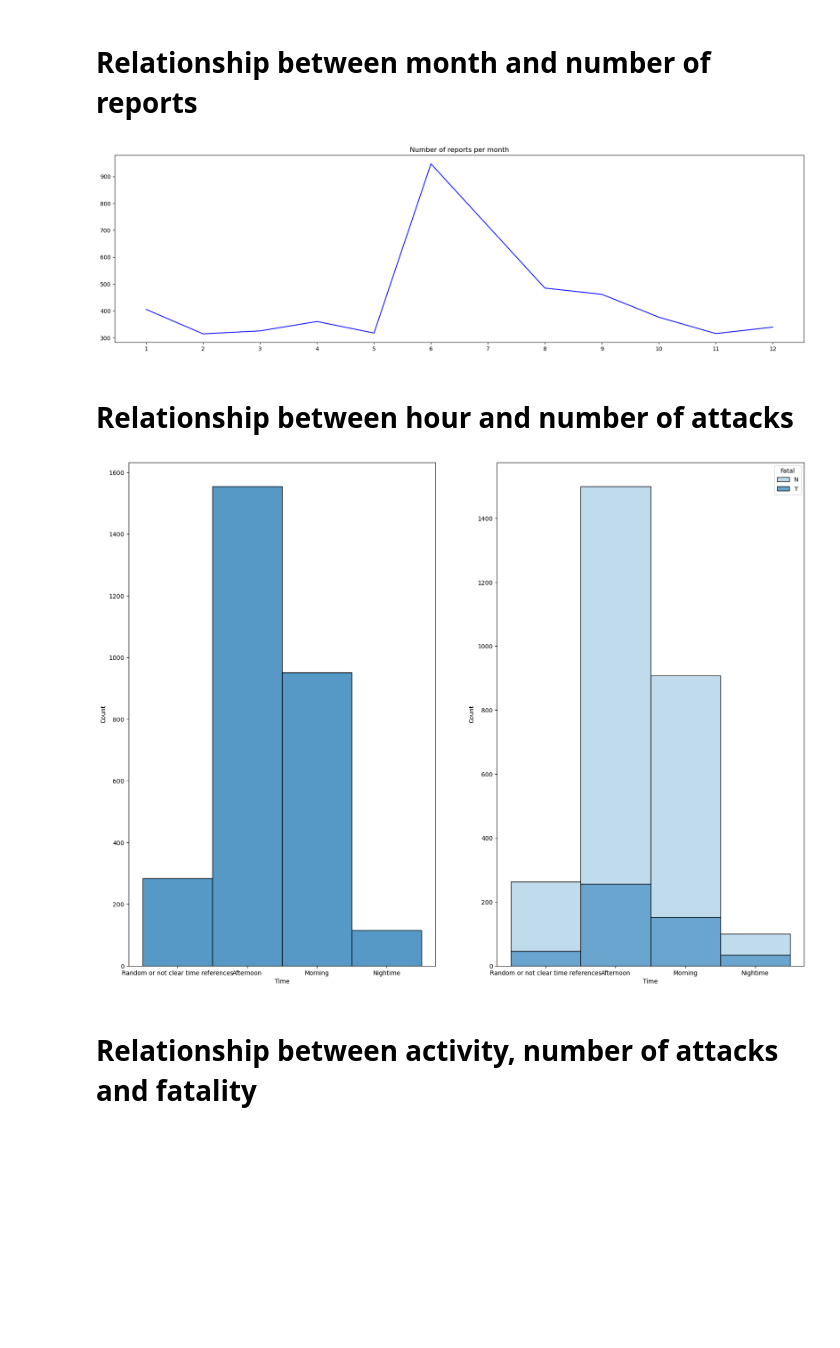
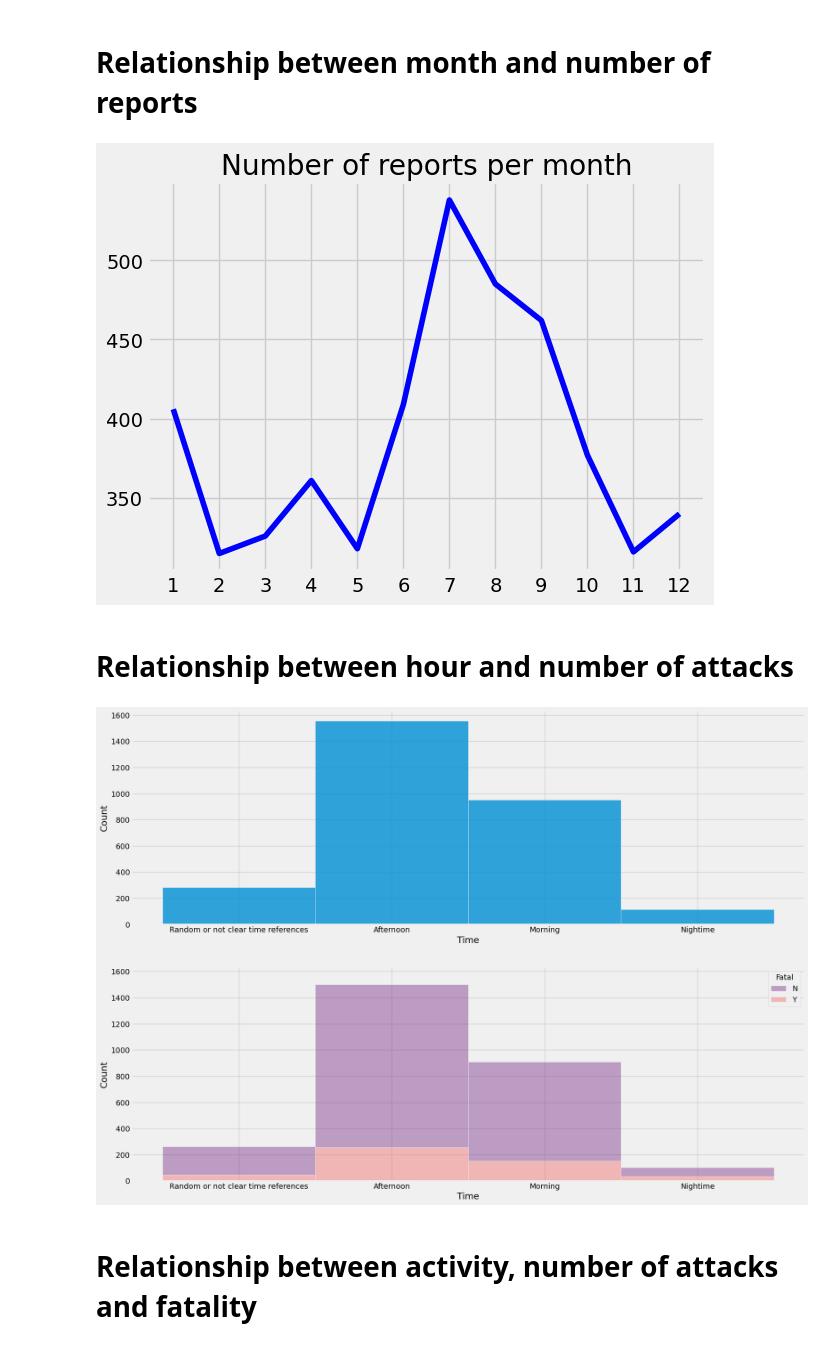
Before and after one commit to GuilleNes/Project-1.-Shark-Attack, a Jupyter notebook: src/Data Visualization.ipynb, the cells around one changed output. Cells and saved outputs as stored; diff of their text form; code cells hidden in the pictures; blank space fills up the shorter version.

```diff
--- a/src/Data Visualization.ipynb
+++ b/src/Data Visualization.ipynb
@@ -11,6 +11,7 @@ import plotly.express as px
 # sns.set_style("whitegrid")
 # %%
 attacks_filtered = pd.read_csv('../data/attacks_filtered.csv')
+attacks_filtered = pd.read_csv('../data/attacks_filtered4.csv')
 # %% [markdown]
 # First of all we are going to represent a boxplot with the top 5 countries by attack report
 # %%
@@ -36,7 +37,7 @@ plot_1.figure.savefig("../images/Top7_countries.jpg", dpi=1000)
 # %%
 df = attacks_filtered[(attacks_filtered["Year"]>=1850)]
 
-
-plot_2 = sns.histplot(x=df.Year, bins=30)
-plot_2.figure.savefig("../images/reports_along_years.jpg", dpi=1000)
+plt.style.use('fivethirtyeight')
+plot_2 = sns.histplot(x=df.Year, bins=30, palette="magma", kde=True)
+plot_2.figure.savefig("../images/reports_along_years.jpg", dpi=1000, bbox_inches = "tight")
 # %% [output]
@@ -45,46 +46,46 @@ plot_2.figure.savefig("../images/reports_along_years.jpg", dpi=1000)
 # Relationship between month and number of reports
 # %%
 Month_dict = {
-    "Jan": 1,
-    "Feb": 2,
-    "Mar": 3,
-    "Apr": 4,
-    "May": 5,
-    "Jun": 6,
-    "Jul": 6,
-    "Aug": 8,
-    "Sep": 9,
-    "Oct": 10,
-    "Nov": 11,
-    "Dec": 12
+    "Jan":1,
+    "Feb":2,
+    "Mar":3,
+    "Apr":4,
+    "May":5,
+    "Jun":6,
+    "Jul":7,
+    "Aug":8,
+    "Sep":9,
+    "Oct":10,
+    "Nov":11,
+    "Dec":12
 }
 
 attacks_filtered.replace({"Month": Month_dict}, inplace=True)
 # %%
 a = attacks_filtered.groupby("Month").indices.keys()
 b = attacks_filtered.groupby("Month").size()
 
-
+plt.style.use('fivethirtyeight')
 plt.xticks(ticks = range(1,13))
 plt.title("Number of reports per month", loc = 'center')
 plt.rcParams["figure.figsize"] = (22,6)
 plot_3 = plt.plot(a, b, "b")
 
 plt.savefig("../images/month_number_reports.jpg", dpi=1000)
 # %% [output]
-[figure, old version]
+[figure, new version]
 # %% [markdown]
 # Relationship between hour and number of attacks
 # %%
-fig, axs = plt.subplots(nrows=1, ncols=2, figsize=(20,15))
+fig, axs = plt.subplots(nrows=2, ncols=1, figsize=(20,15), sharey = True)
 
-plot_4_1 = sns.histplot(data=attacks_filtered, x="Time", ax=axs[0])
-fig.figure.savefig("../images/plot_4_1.jpg", dpi=1000)
-plot_4_2 =sns.histplot(data=attacks_filtered, x="Time", hue="Fatal", multiple="stack", palette = "Blues", ax=axs[1])
-fig.figure.savefig("../images/plot_4_2.jpg", dpi=1000)
+plot_4_1 = sns.histplot(data=attacks_filtered, x="Time", ax=axs[0], palette="magma", alpha = 0.8)
+# fig.figure.savefig("../images/plot_4_1.jpg", dpi=1000)
+plot_4_2 =sns.histplot(data=attacks_filtered, x="Time", hue="Fatal", multiple="stack", palette="magma", alpha = 0.4, ax=axs[1])
+# fig.figure.savefig("../images/plot_4_2.jpg", dpi=1000)
 
 fig.figure.savefig("../images/hours_number_attacks.jpg", dpi=1000)
 # %% [output]
-[figure, old version]
+[figure, new version]
 # %% [markdown]
 # Relationship between activity, number of attacks and fatality
```
Also changed, not shown: parts of 4 cells of this notebook, 17 other files.
